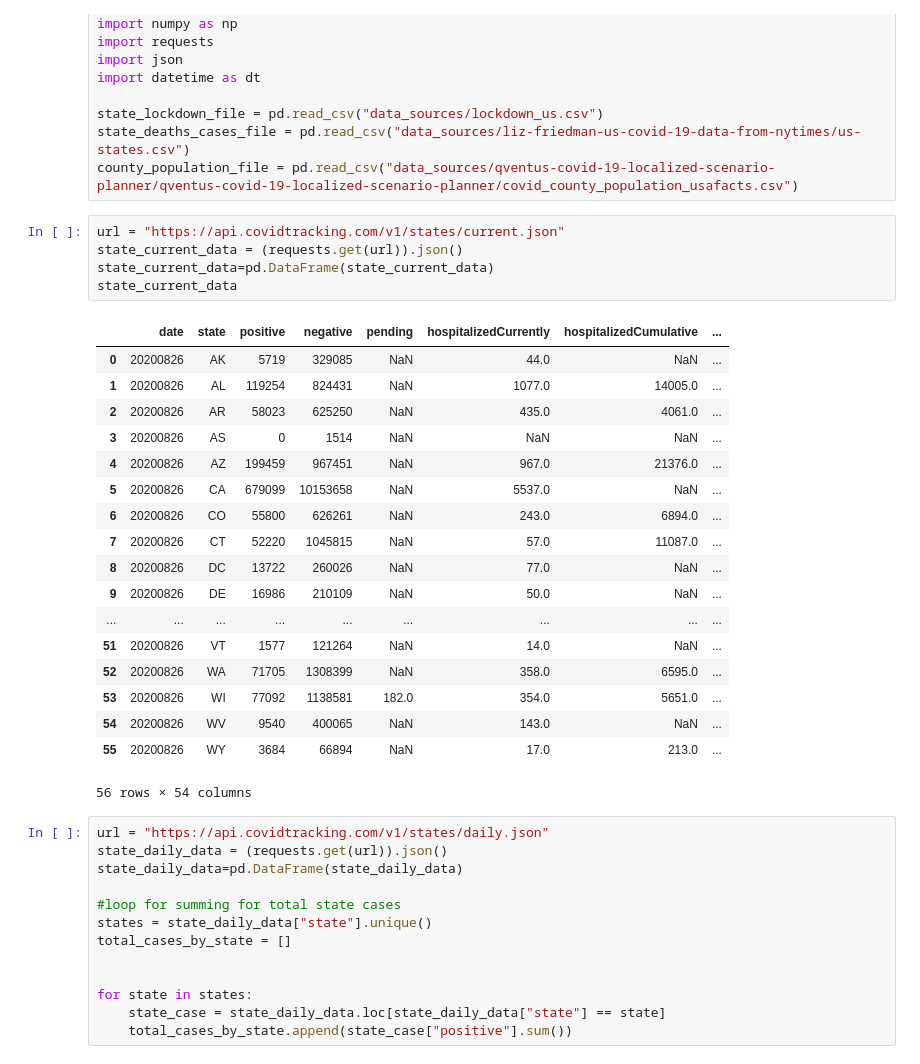
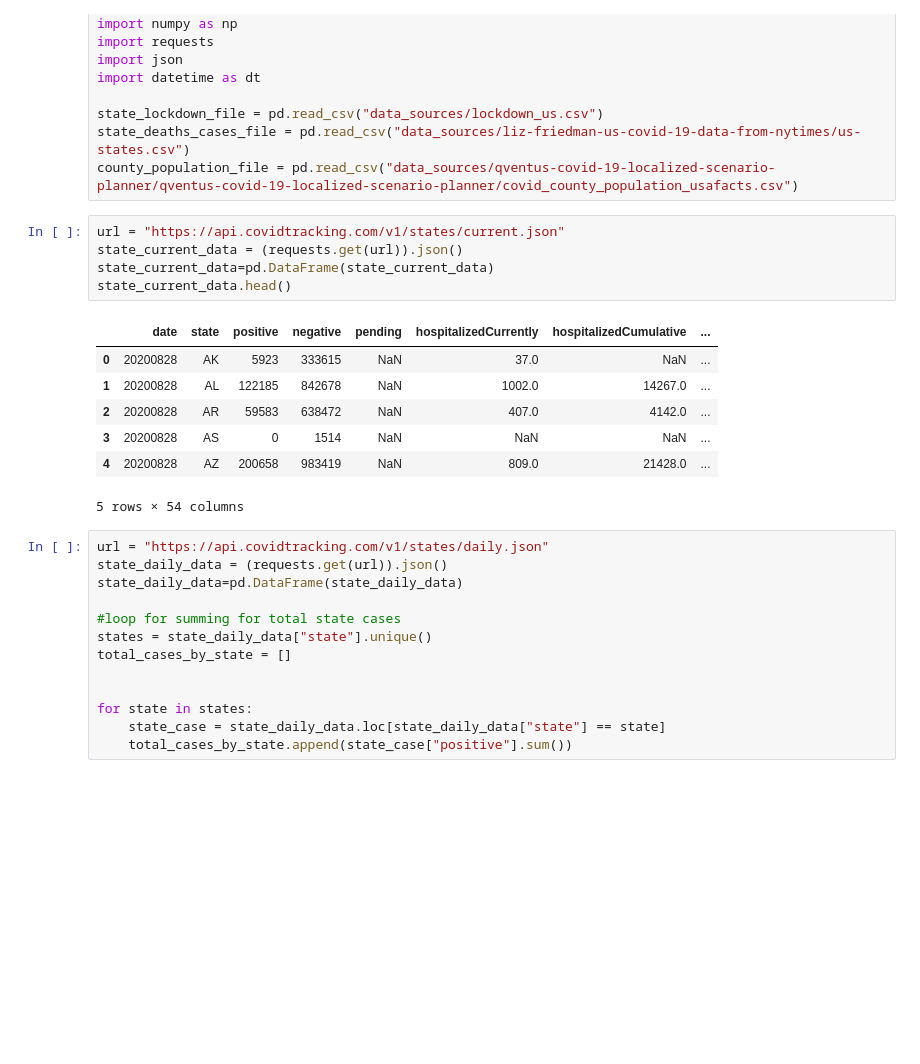
Before and after one commit to jamisonunruh24/Project-1, a Jupyter notebook: Project_Working_Data.ipynb, the cells around one changed output. Saved outputs shown, nothing was run; the diff lists cells and outputs as text; blank space fills up the shorter version.

```diff
--- a/Project_Working_Data.ipynb
+++ b/Project_Working_Data.ipynb
@@ -14,27 +14,16 @@ county_population_file = pd.read_csv("data_sources/qventus-covid-19-localized-sc
 # %%
 url = "https://api.covidtracking.com/v1/states/current.json"
 state_current_data = (requests.get(url)).json()
 state_current_data=pd.DataFrame(state_current_data)
-state_current_data
+state_current_data.head()
 # %% [output]
 |  | date | state | positive | negative | pending | hospitalizedCurrently | hospitalizedCumulative | ... |
-| 0 | 20200826 | AK | 5719 | 329085 | NaN | 44.0 | NaN | ... |
-| 1 | 20200826 | AL | 119254 | 824431 | NaN | 1077.0 | 14005.0 | ... |
-| 2 | 20200826 | AR | 58023 | 625250 | NaN | 435.0 | 4061.0 | ... |
-| 3 | 20200826 | AS | 0 | 1514 | NaN | NaN | NaN | ... |
-| 4 | 20200826 | AZ | 199459 | 967451 | NaN | 967.0 | 21376.0 | ... |
-| 5 | 20200826 | CA | 679099 | 10153658 | NaN | 5537.0 | NaN | ... |
-| 6 | 20200826 | CO | 55800 | 626261 | NaN | 243.0 | 6894.0 | ... |
-| 7 | 20200826 | CT | 52220 | 1045815 | NaN | 57.0 | 11087.0 | ... |
-| 8 | 20200826 | DC | 13722 | 260026 | NaN | 77.0 | NaN | ... |
-| 9 | 20200826 | DE | 16986 | 210109 | NaN | 50.0 | NaN | ... |
-| ... | ... | ... | ... | ... | ... | ... | ... | ... |
-| 51 | 20200826 | VT | 1577 | 121264 | NaN | 14.0 | NaN | ... |
-| 52 | 20200826 | WA | 71705 | 1308399 | NaN | 358.0 | 6595.0 | ... |
-| 53 | 20200826 | WI | 77092 | 1138581 | 182.0 | 354.0 | 5651.0 | ... |
-| 54 | 20200826 | WV | 9540 | 400065 | NaN | 143.0 | NaN | ... |
-| 55 | 20200826 | WY | 3684 | 66894 | NaN | 17.0 | 213.0 | ... |
+| 0 | 20200828 | AK | 5923 | 333615 | NaN | 37.0 | NaN | ... |
+| 1 | 20200828 | AL | 122185 | 842678 | NaN | 1002.0 | 14267.0 | ... |
+| 2 | 20200828 | AR | 59583 | 638472 | NaN | 407.0 | 4142.0 | ... |
+| 3 | 20200828 | AS | 0 | 1514 | NaN | NaN | NaN | ... |
+| 4 | 20200828 | AZ | 200658 | 983419 | NaN | 809.0 | 21428.0 | ... |
-56 rows × 54 columns
+5 rows × 54 columns
 # %%
 url = "https://api.covidtracking.com/v1/states/daily.json"
 state_daily_data = (requests.get(url)).json()
```
Also changed, not shown: parts of 15 cells of this notebook.
